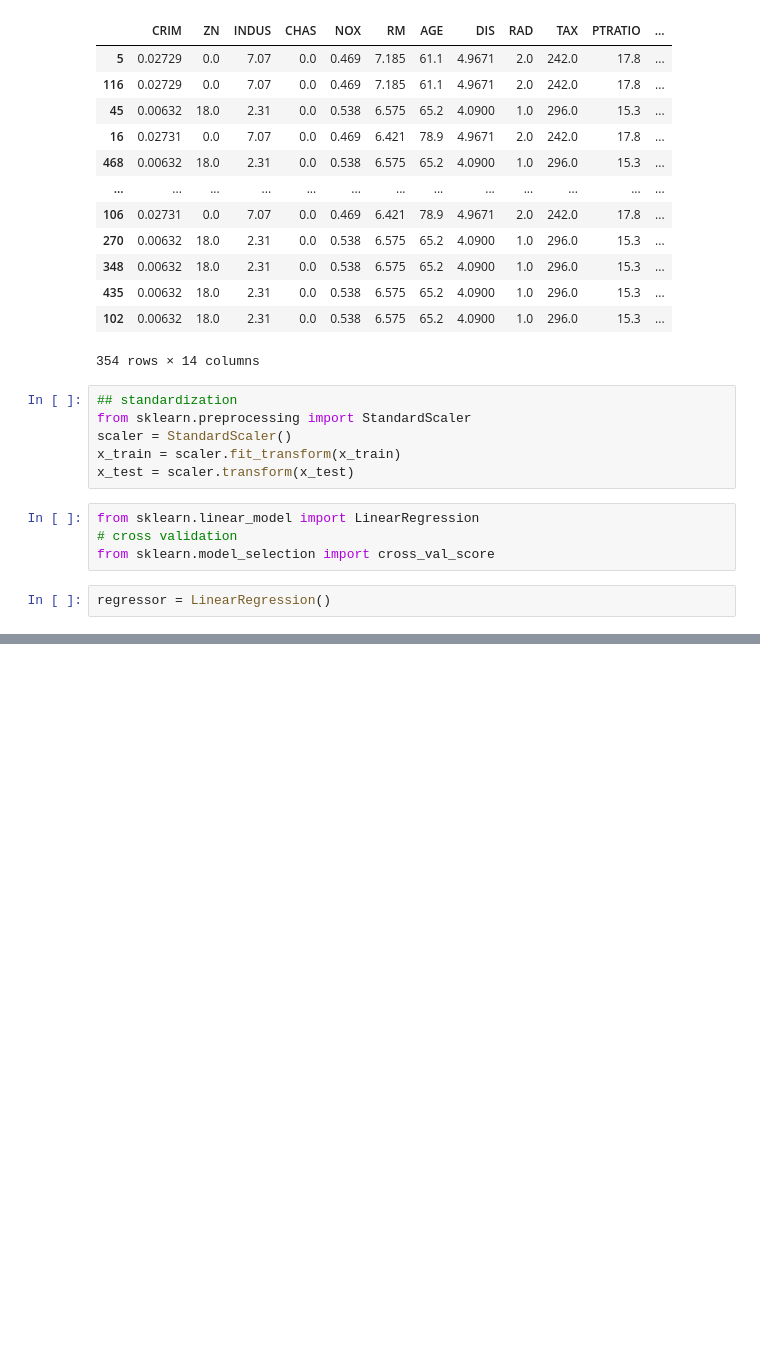
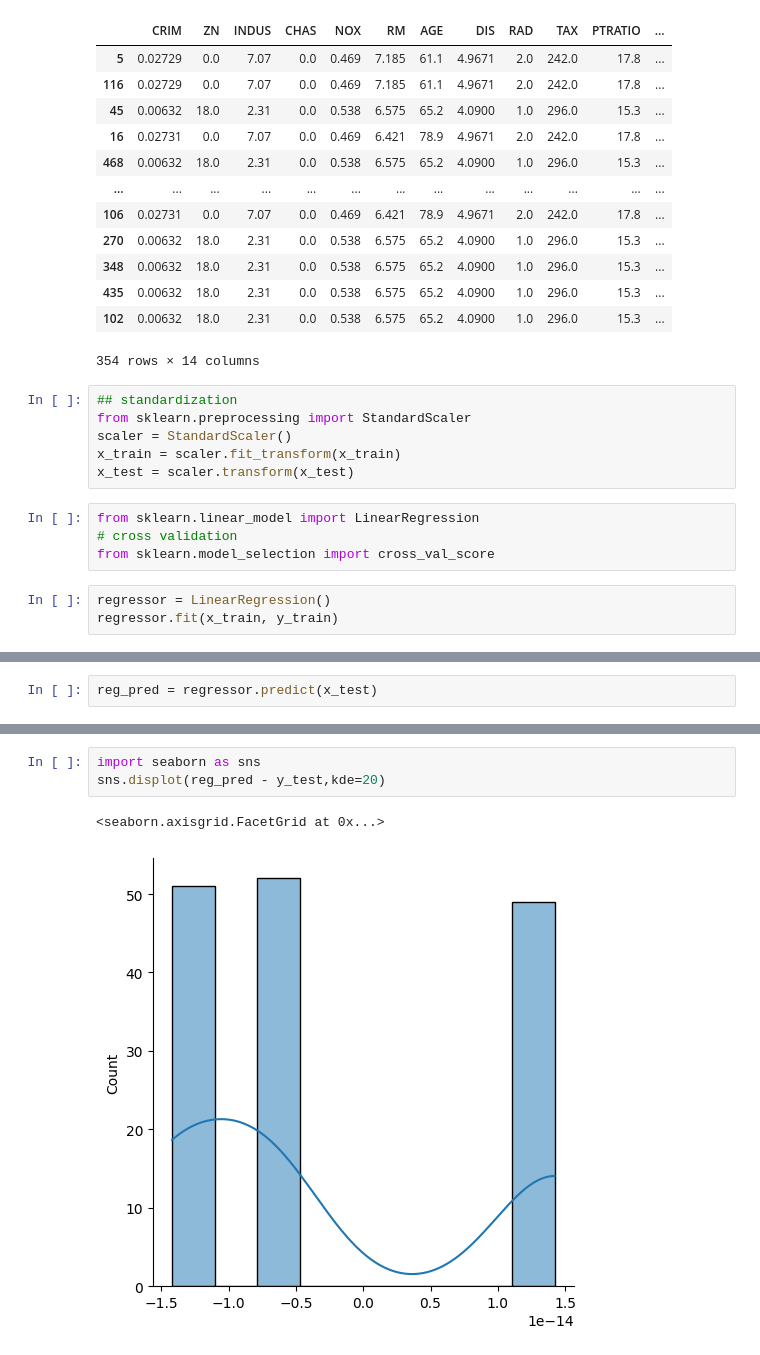
Before and after one commit to ritik-3/Learning-Machine-Learning, a Jupyter notebook: main.ipynb, the cells around one changed output, grey strips where cells are left out. Saved outputs shown, nothing was run; the diff lists cells and outputs as text; blank space fills up the shorter version.

```diff
--- a/main.ipynb
+++ b/main.ipynb
@@ -117,3 +117,4 @@ from sklearn.linear_model import LinearRegression
 from sklearn.model_selection import cross_val_score
 # %%
 regressor = LinearRegression()
+regressor.fit(x_train, y_train)
@@ -125,0 +129,2 @@ np.mean(cross_val)
+# %%
+reg_pred = regressor.predict(x_test)
@@ -125,0 +148,6 @@ np.mean(cross_val)
+# %%
+import seaborn as sns
+sns.displot(reg_pred - y_test,kde=20)
+# %% [output]
+<seaborn.axisgrid.FacetGrid at 0x...>
+[figure, added]
```
Also changed, not shown: parts of 4 cells of this notebook.
